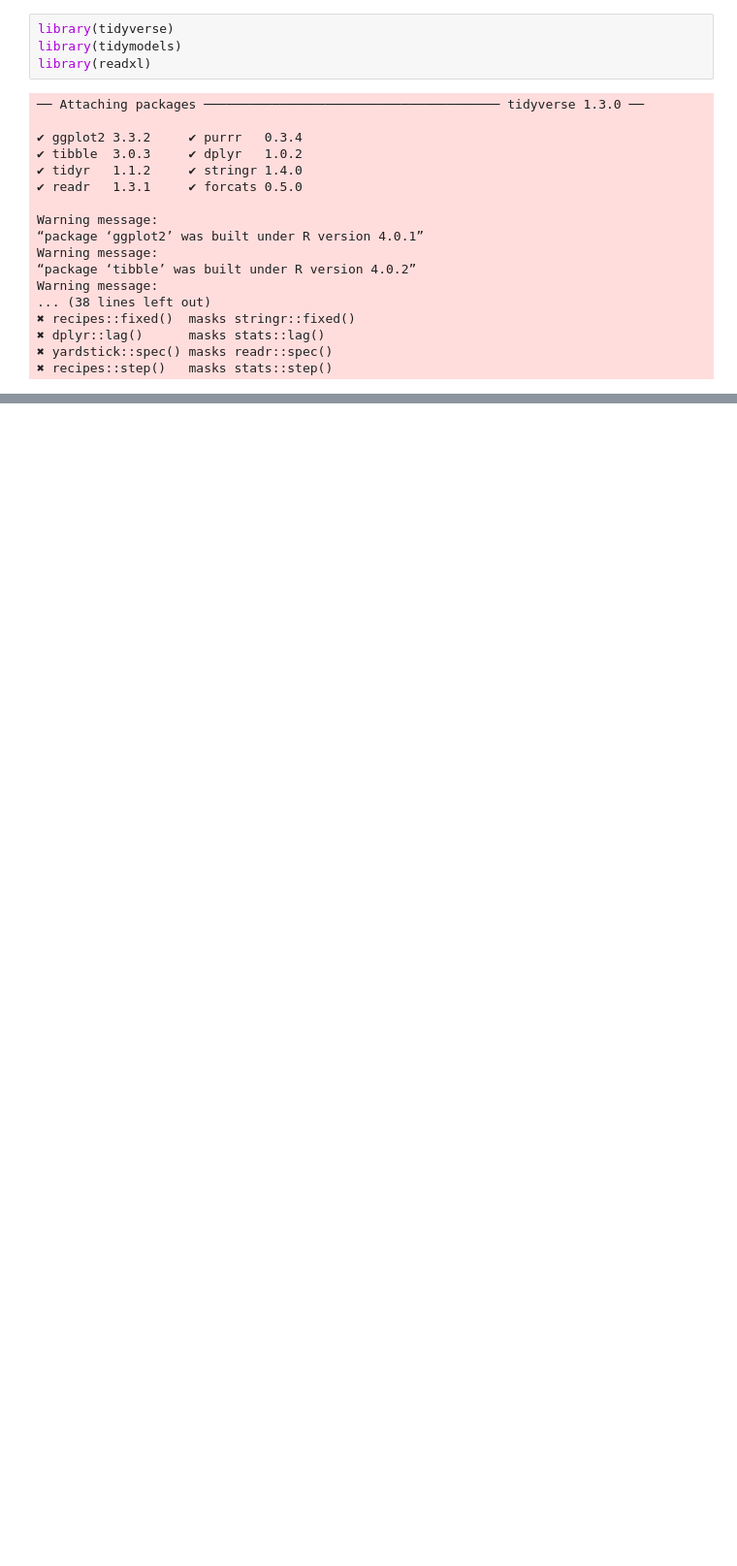
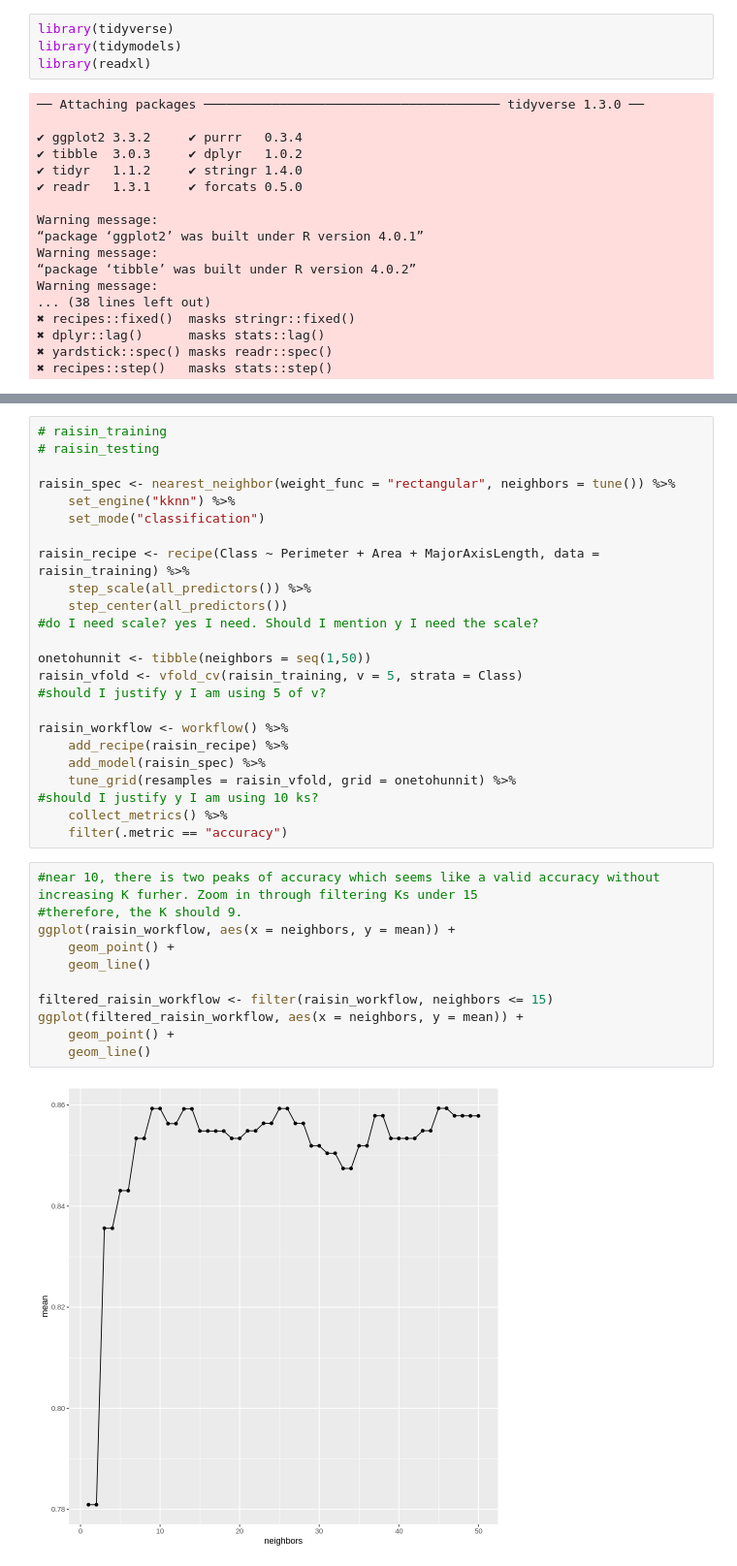
Before and after one commit to dylankim990/DSCI100_Group_1, a Jupyter notebook: Model.ipynb, the cells around one changed output, grey strips where cells are left out. Shown at 97% size. Saved outputs shown, nothing was run; the diff lists cells and outputs as text; blank space fills up the shorter version.

Commit message:
finished selection and K cross valid

```diff
--- a/Model.ipynb
+++ b/Model.ipynb
@@ -147,0 +152,37 @@ A tibble: 7 × 3
+# %%
+# raisin_training
+# raisin_testing
+
+raisin_spec <- nearest_neighbor(weight_func = "rectangular", neighbors = tune()) %>%
+    set_engine("kknn") %>%
+    set_mode("classification")
+
+raisin_recipe <- recipe(Class ~ Perimeter + Area + MajorAxisLength, data = raisin_training) %>%
+    step_scale(all_predictors()) %>%
+    step_center(all_predictors())
+#do I need scale? yes I need. Should I mention y I need the scale?
+
+onetohunnit <- tibble(neighbors = seq(1,50))
+raisin_vfold <- vfold_cv(raisin_training, v = 5, strata = Class)
+#should I justify y I am using 5 of v?
+
+raisin_workflow <- workflow() %>%
+    add_recipe(raisin_recipe) %>%
+    add_model(raisin_spec) %>%
+    tune_grid(resamples = raisin_vfold, grid = onetohunnit) %>%
+#should I justify y I am using 10 ks?
+    collect_metrics() %>%
+    filter(.metric == "accuracy")
+# %%
+#near 10, there is two peaks of accuracy which seems like a valid accuracy without increasing K furher. Zoom in through filtering Ks under 15
+#therefore, the K should 9.
+ggplot(raisin_workflow, aes(x = neighbors, y = mean)) +
+    geom_point() +
+    geom_line()
+
+filtered_raisin_workflow <- filter(raisin_workflow, neighbors <= 15)
+ggplot(filtered_raisin_workflow, aes(x = neighbors, y = mean)) +
+    geom_point() +
+    geom_line()
+# %% [output]
+[figure, added]
```
Also changed, not shown: parts of 7 cells of this notebook.
